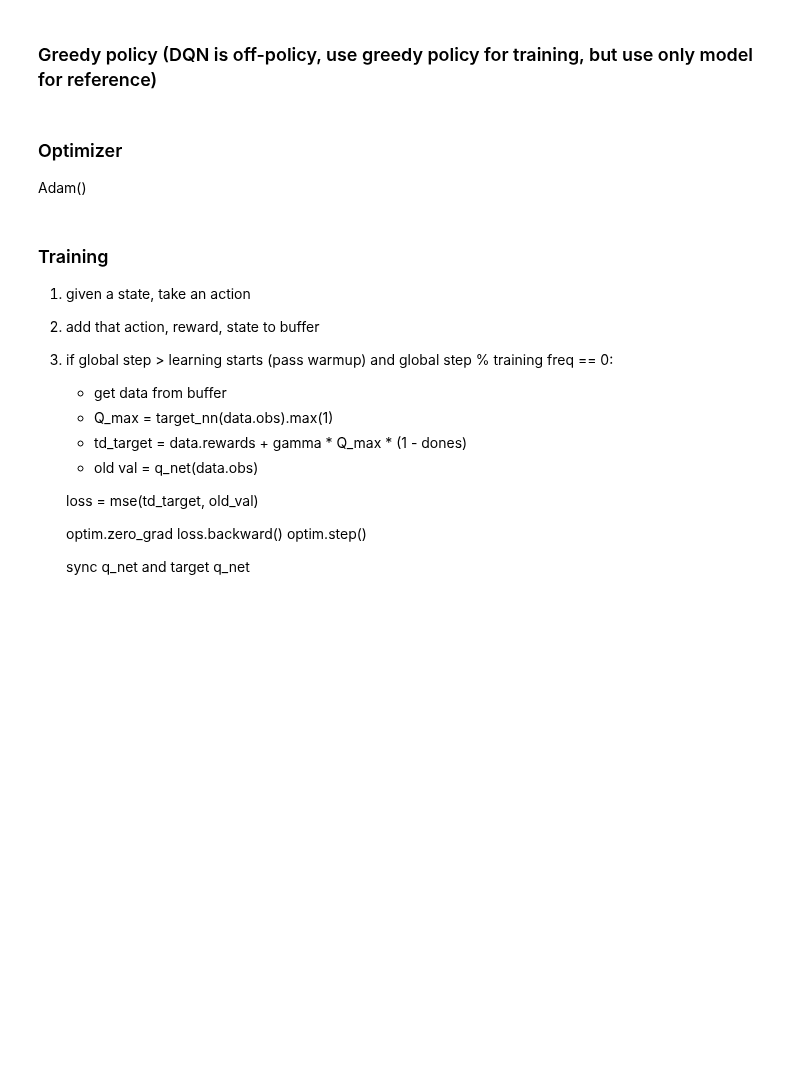
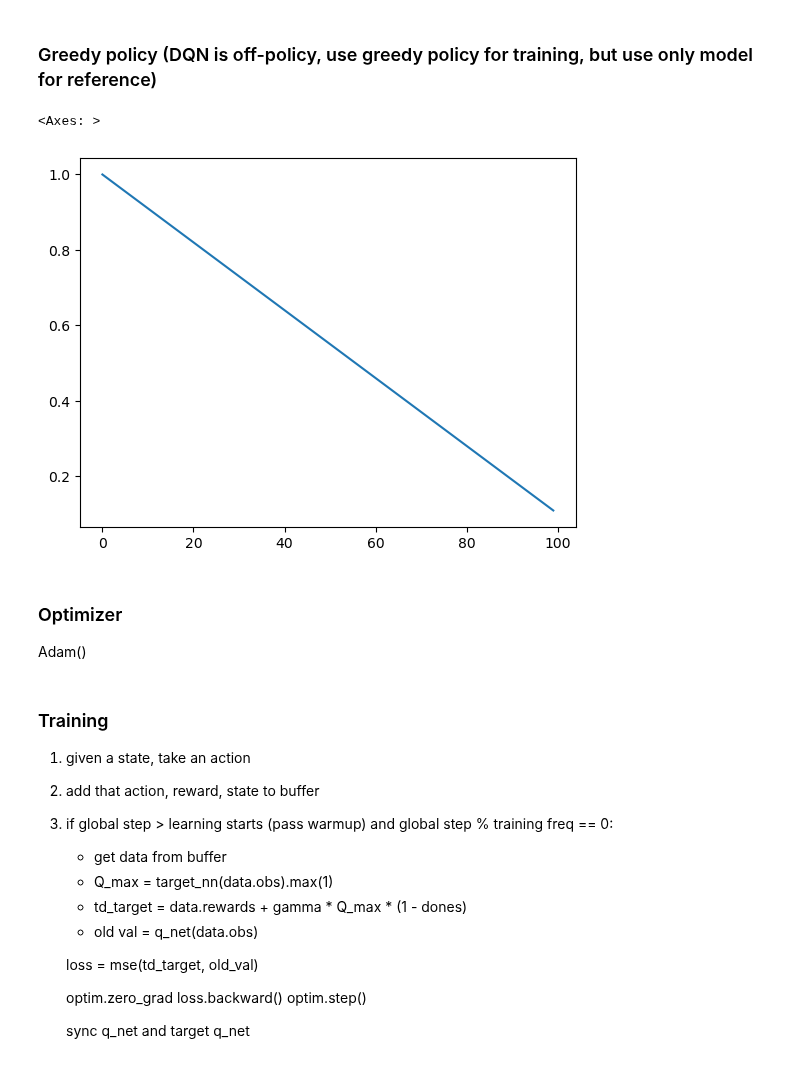
Before and after one commit to jameskn30/NLP_RNN, a Jupyter notebook: Reinforcement Learning/RL practice/gym_env/moon_lander.ipynb, the cells around one changed output. Cells and saved outputs as stored; diff of their text form; code cells hidden in the pictures; blank space fills up the shorter version.

```diff
--- a/Reinforcement Learning/RL practice/gym_env/moon_lander.ipynb
+++ b/Reinforcement Learning/RL practice/gym_env/moon_lander.ipynb
@@ -125,7 +172,12 @@ tensor([[ 0.2086, -0.0825,  0.1554, -0.1457]], grad_fn=<AddmmBackward0>)
 # %%
 def linear_schedule(start, end, duration, t):
     slope = (end - start) / duration
     return max(slope * t + start, end)
+
+sns.lineplot(x=range(100), y=[linear_schedule(1, 0.1, 100, t) for t in range(100)])
+# %% [output]
+<Axes: >
+[figure, added]
 # %% [markdown]
 ### Optimizer
 Adam()
```
Also changed, not shown: parts of 11 cells of this notebook, 4 other files.
